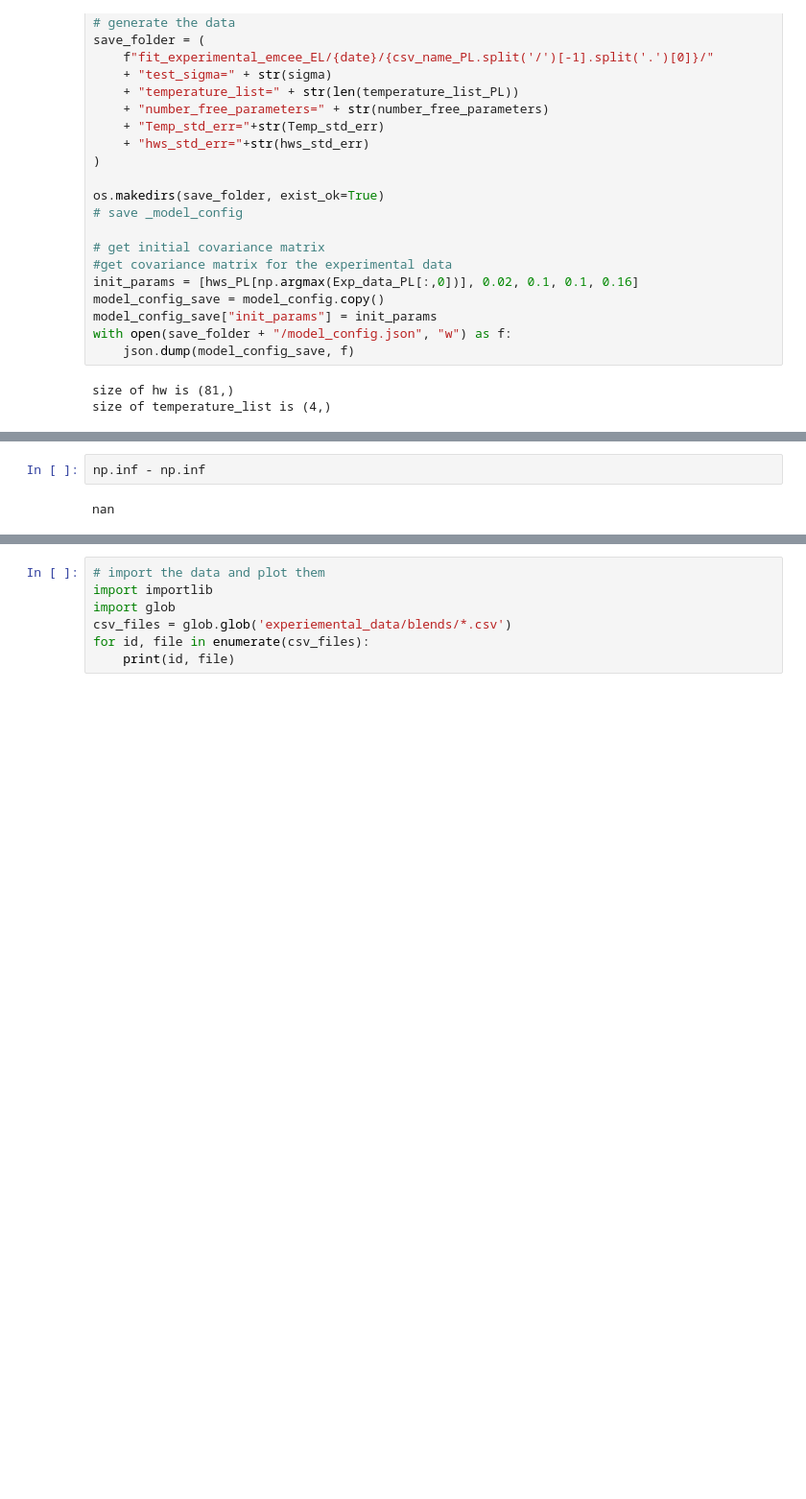
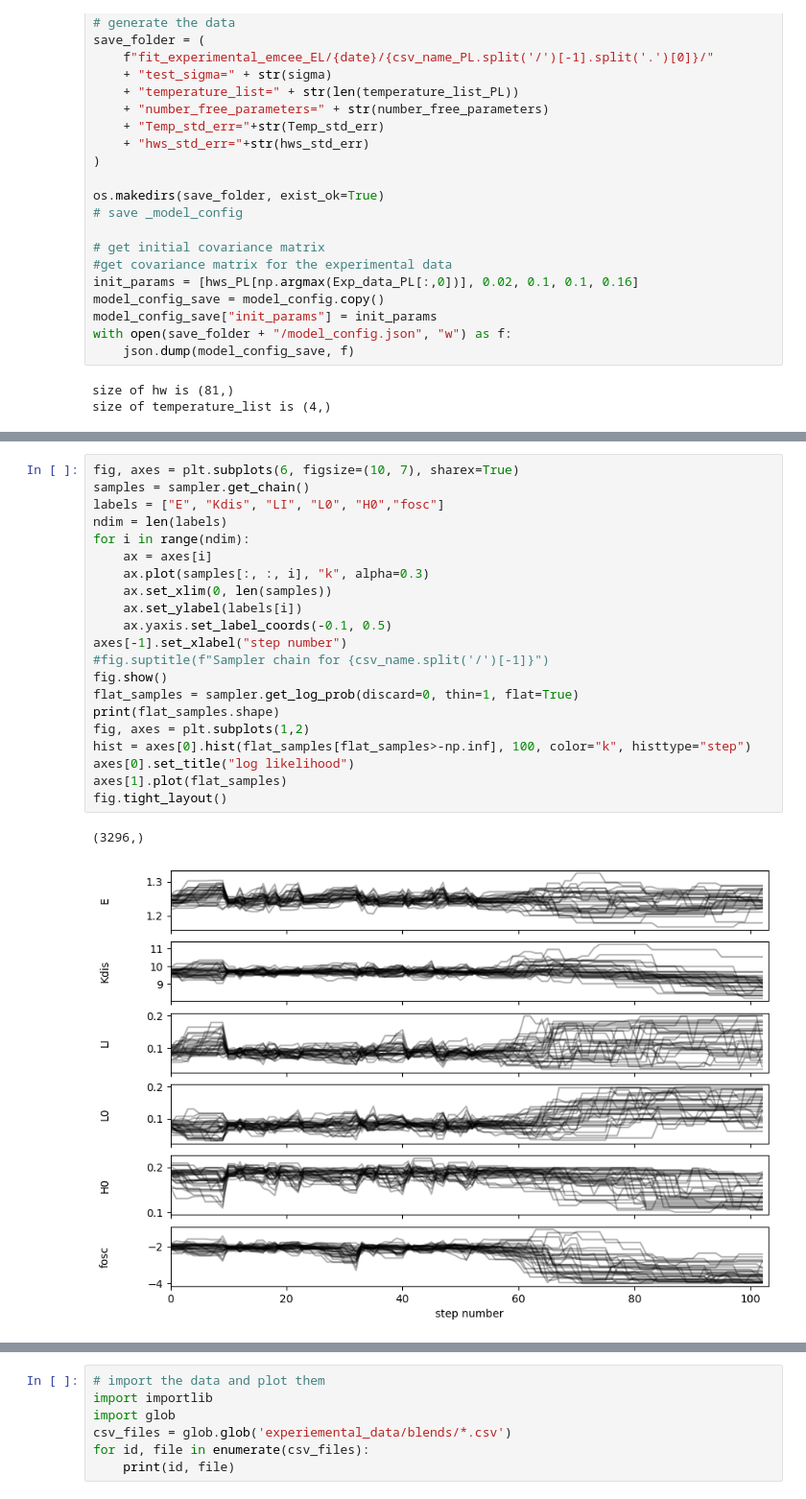
Before and after one commit to mohammedazzouzi15/pl_temp_fit, a Jupyter notebook: notebook/trial_emcee_EL.ipynb, the cells around one changed output, grey strips where cells are left out. Shown at 96% size. Cells and saved outputs as stored; diff of their text form; blank space fills up the shorter version.

Commit message:
major clean up + added the possibility to run over any number of parameters

```diff
--- a/notebook/trial_emcee_EL.ipynb
+++ b/notebook/trial_emcee_EL.ipynb
@@ -239,4 +283,24 @@ Initial size: 34
-# %%
-np.inf - np.inf
-# %% [output]
-nan
+# %%
+fig, axes = plt.subplots(6, figsize=(10, 7), sharex=True)
+samples = sampler.get_chain()
+labels = ["E", "Kdis", "LI", "L0", "H0","fosc"]
+ndim = len(labels)
+for i in range(ndim):
+    ax = axes[i]
+    ax.plot(samples[:, :, i], "k", alpha=0.3)
+    ax.set_xlim(0, len(samples))
+    ax.set_ylabel(labels[i])
+    ax.yaxis.set_label_coords(-0.1, 0.5)
+axes[-1].set_xlabel("step number")
+#fig.suptitle(f"Sampler chain for {csv_name.split('/')[-1]}")
+fig.show()
+flat_samples = sampler.get_log_prob(discard=0, thin=1, flat=True)
+print(flat_samples.shape)
+fig, axes = plt.subplots(1,2)
+hist = axes[0].hist(flat_samples[flat_samples>-np.inf], 100, color="k", histtype="step")
+axes[0].set_title("log likelihood")
+axes[1].plot(flat_samples)
+fig.tight_layout()
+# %% [output]
+(3296,)
+[figure, added]
```
Also changed, not shown: parts of 6 cells of this notebook, 12 other files.
